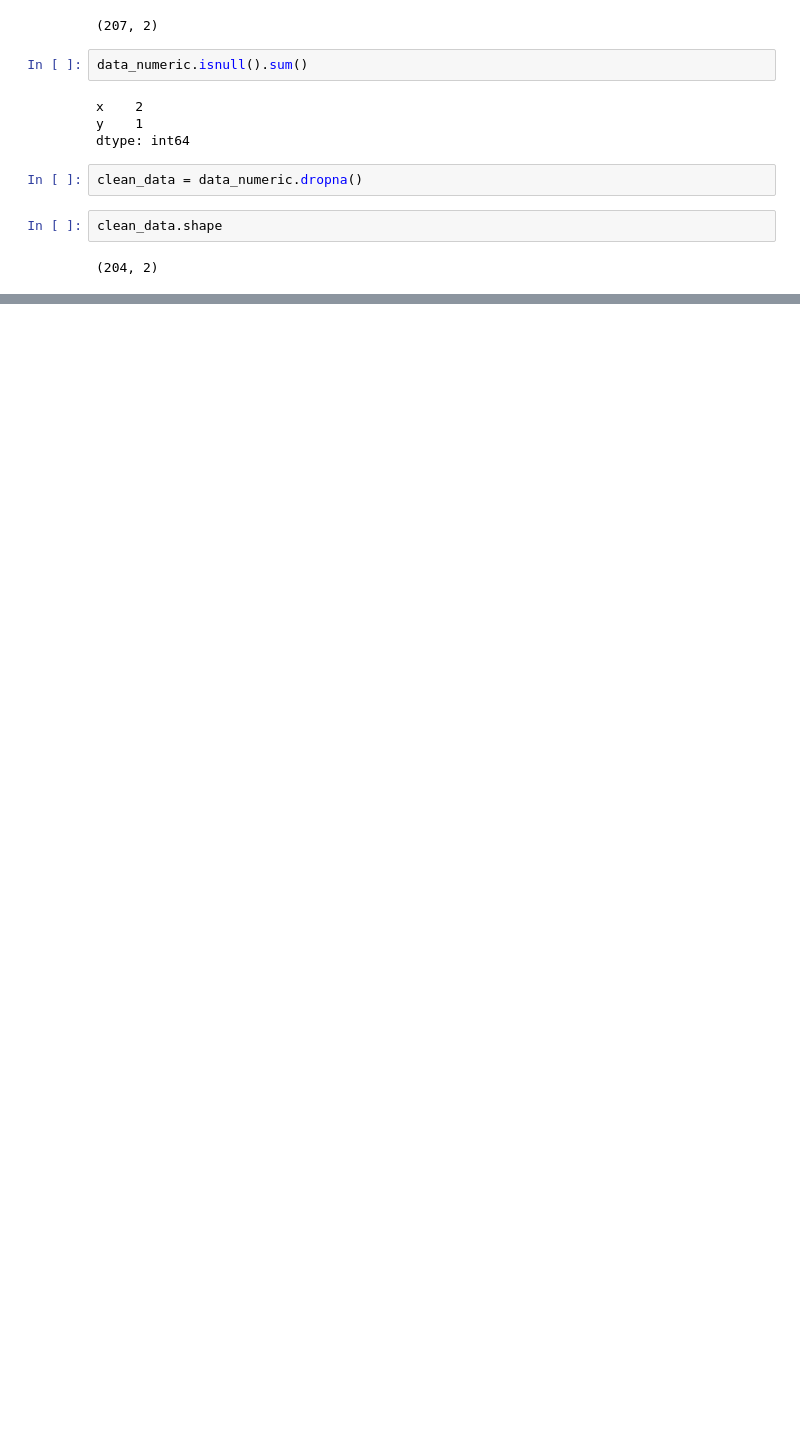
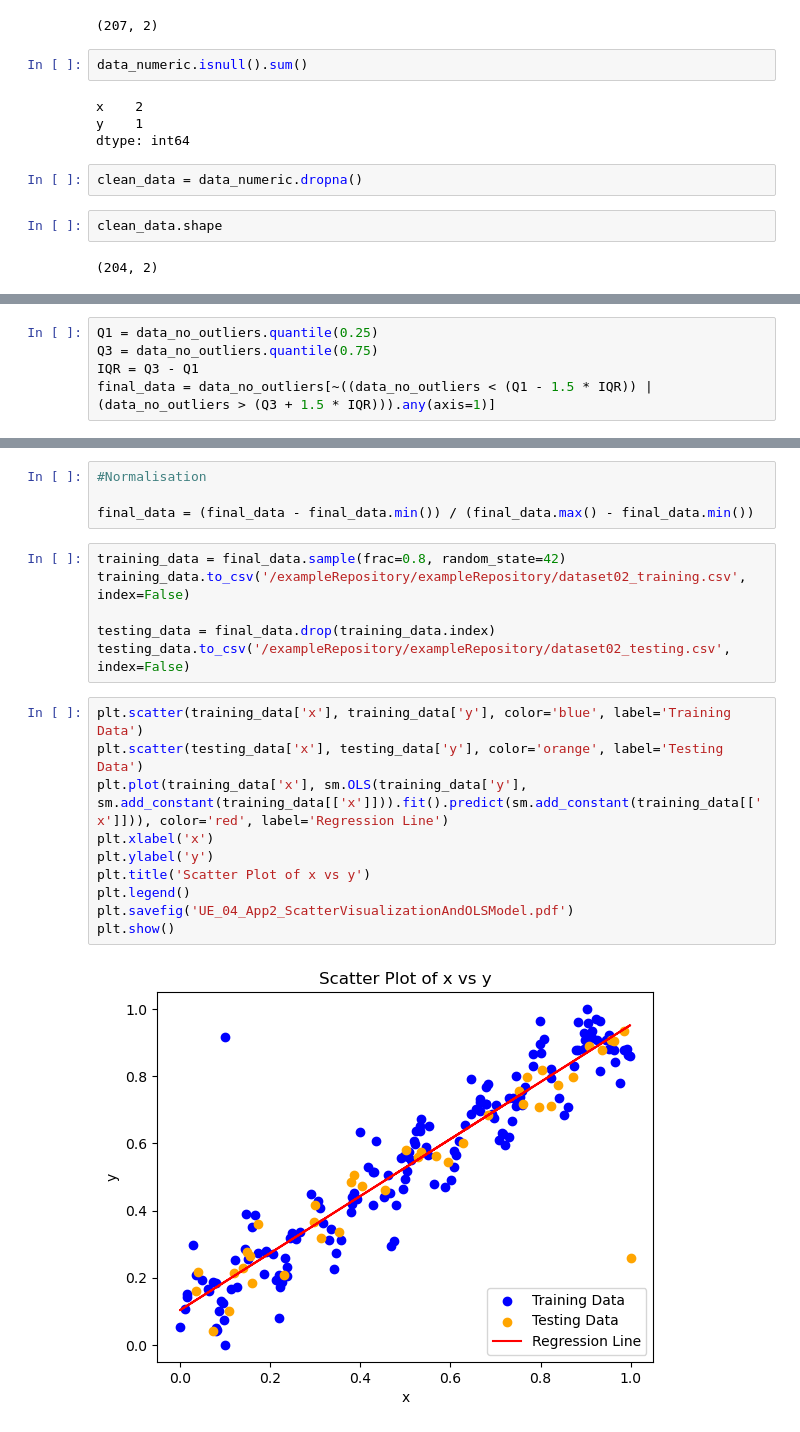
Before and after one commit to ishalijadhav/exampleRepository, a Jupyter notebook: Task03.ipynb, the cells around one changed output, grey strips where cells are left out. Cells and saved outputs as stored; diff of their text form; blank space fills up the shorter version.

```diff
--- a/Task03.ipynb
+++ b/Task03.ipynb
@@ -72,0 +100,5 @@ Z-Scores:
+# %%
+Q1 = data_no_outliers.quantile(0.25)
+Q3 = data_no_outliers.quantile(0.75)
+IQR = Q3 - Q1
+final_data = data_no_outliers[~((data_no_outliers < (Q1 - 1.5 * IQR)) | (data_no_outliers > (Q3 + 1.5 * IQR))).any(axis=1)]
@@ -72,0 +121,22 @@ Z-Scores:
+# %%
+#Normalisation
+
+final_data = (final_data - final_data.min()) / (final_data.max() - final_data.min())
+# %%
+training_data = final_data.sample(frac=0.8, random_state=42)
+training_data.to_csv('/exampleRepository/exampleRepository/dataset02_training.csv', index=False)
+
+testing_data = final_data.drop(training_data.index)
+testing_data.to_csv('/exampleRepository/exampleRepository/dataset02_testing.csv', index=False)
+# %%
+plt.scatter(training_data['x'], training_data['y'], color='blue', label='Training Data')
+plt.scatter(testing_data['x'], testing_data['y'], color='orange', label='Testing Data')
+plt.plot(training_data['x'], sm.OLS(training_data['y'], sm.add_constant(training_data[['x']])).fit().predict(sm.add_constant(training_data[['x']])), color='red', label='Regression Line')
+plt.xlabel('x')
+plt.ylabel('y')
+plt.title('Scatter Plot of x vs y')
+plt.legend()
+plt.savefig('UE_04_App2_ScatterVisualizationAndOLSModel.pdf')
+plt.show()
+# %% [output]
+[figure, added]
```
Also changed, not shown: parts of 9 cells of this notebook, 14 other files.
